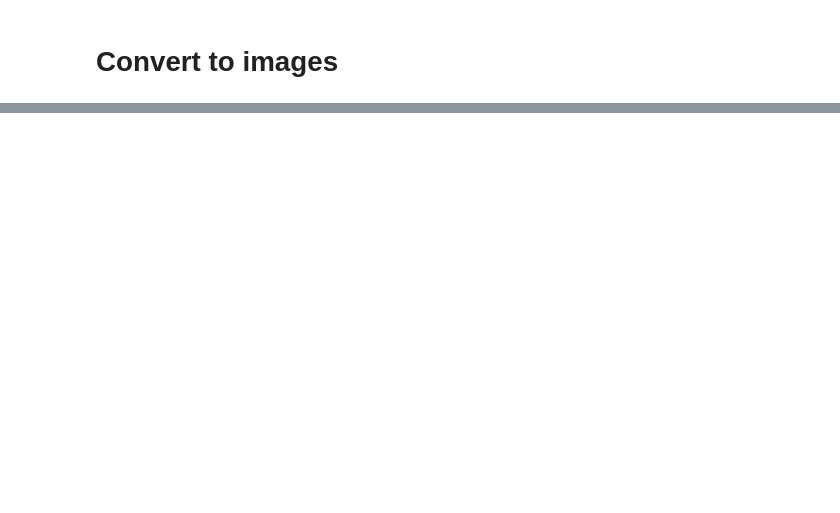
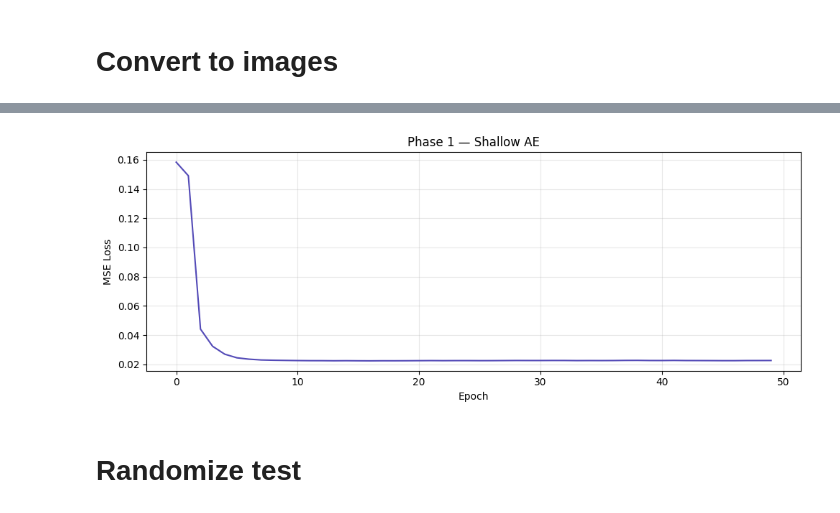
Before and after one commit to maddiew95/GANs-study, a Jupyter notebook: NASA Jet Engine/anomaly_detection.ipynb, the cells around one changed output, grey strips where cells are left out. Saved outputs shown, nothing was run; the diff lists cells and outputs as text; code cells hidden in the pictures; blank space fills up the shorter version.

Commit message:
AE and improved data transform

```diff
--- a/NASA Jet Engine/anomaly_detection.ipynb
+++ b/NASA Jet Engine/anomaly_detection.ipynb
@@ -31,3 +40,4 @@ Test img shape:  torch.Size([188, 20, 3, 224, 224])
 # %%
-# feat = extract_features(data_img, device)
-# feat.shape
+train_feat = extract_features(train_img, device)
+test_feat = extract_features(test_img, device)
+print(train_feat.shape, test_feat.shape)
@@ -35,0 +48,5 @@ Test img shape:  torch.Size([188, 20, 3, 224, 224])
+# %%
+model = Autoencoder(n_sensors=train.shape[-1])
+normalizer = FeatureNormalizer()
+hist, normalizer = train_autoencoder(model=model, features_data=train_feat, device=device, normalizer=normalizer, lr=0.0001, n_epochs=50)
+torch.cuda.empty_cache()
@@ -35,0 +71,6 @@ Test img shape:  torch.Size([188, 20, 3, 224, 224])
+# %%
+plot_training_curve(hist)
+# %% [output]
+[figure, added]
+# %% [markdown]
+# Randomize test
```
Also changed, not shown: parts of 11 cells of this notebook, 2 other files.
